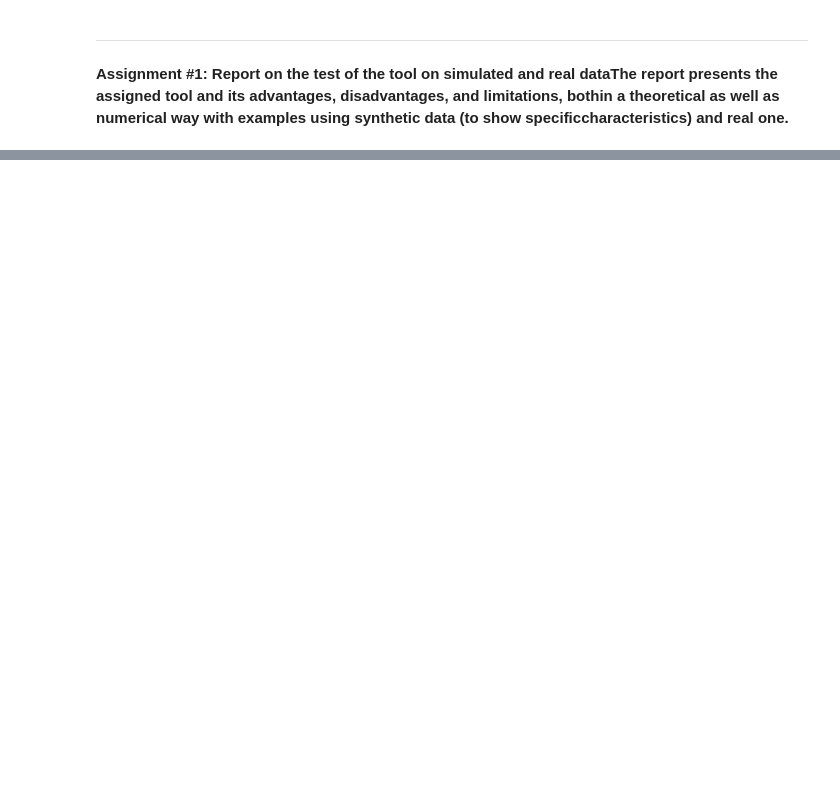
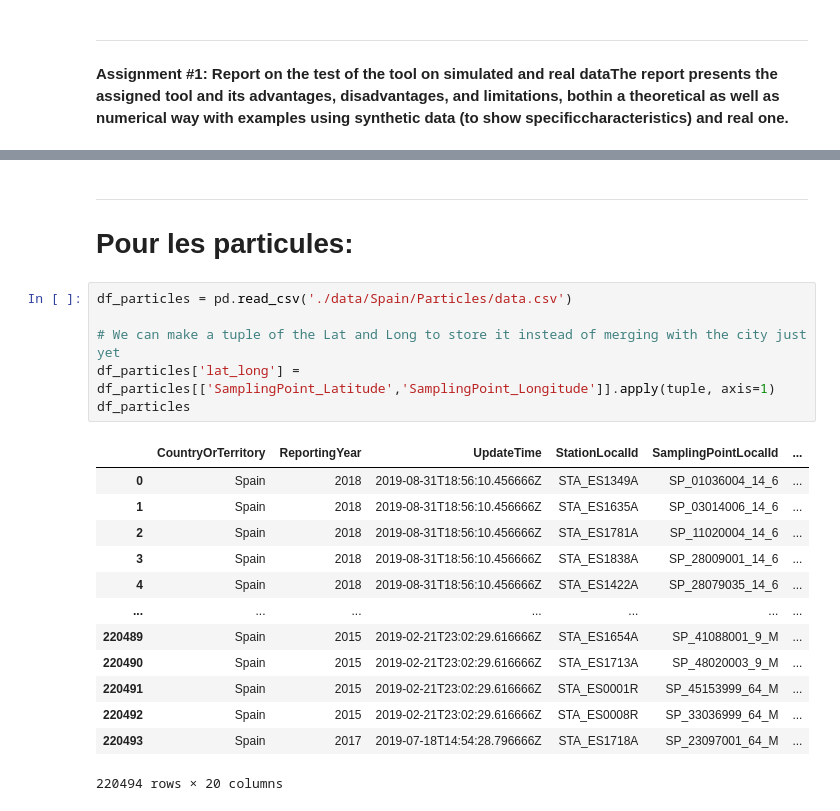
Before and after one commit to donaca/COVID19PM2.5, a Jupyter notebook: notebook_tim.ipynb, the cells around one changed output, grey strips where cells are left out. Saved outputs shown, nothing was run; the diff lists cells and outputs as text; blank space fills up the shorter version.

Commit message:
Ptit coup de pouce pour les particules fines

```diff
--- a/notebook_tim.ipynb
+++ b/notebook_tim.ipynb
@@ -460,0 +625,23 @@ TODO subifigure ici
+# %% [markdown]
+-----
+# Pour les particules:
+# %%
+df_particles = pd.read_csv('./data/Spain/Particles/data.csv')
+
+# We can make a tuple of the Lat and Long to store it instead of merging with the city just yet
+df_particles['lat_long'] = df_particles[['SamplingPoint_Latitude','SamplingPoint_Longitude']].apply(tuple, axis=1)
+df_particles
+# %% [output]
+|  | CountryOrTerritory | ReportingYear | UpdateTime | StationLocalId | SamplingPointLocalId | ... |
+| 0 | Spain | 2018 | 2019-08-31T18:56:10.456666Z | STA_ES1349A | SP_01036004_14_6 | ... |
+| 1 | Spain | 2018 | 2019-08-31T18:56:10.456666Z | STA_ES1635A | SP_03014006_14_6 | ... |
+| 2 | Spain | 2018 | 2019-08-31T18:56:10.456666Z | STA_ES1781A | SP_11020004_14_6 | ... |
+| 3 | Spain | 2018 | 2019-08-31T18:56:10.456666Z | STA_ES1838A | SP_28009001_14_6 | ... |
+| 4 | Spain | 2018 | 2019-08-31T18:56:10.456666Z | STA_ES1422A | SP_28079035_14_6 | ... |
+| ... | ... | ... | ... | ... | ... | ... |
+| 220489 | Spain | 2015 | 2019-02-21T23:02:29.616666Z | STA_ES1654A | SP_41088001_9_M | ... |
+| 220490 | Spain | 2015 | 2019-02-21T23:02:29.616666Z | STA_ES1713A | SP_48020003_9_M | ... |
+| 220491 | Spain | 2015 | 2019-02-21T23:02:29.616666Z | STA_ES0001R | SP_45153999_64_M | ... |
+| 220492 | Spain | 2015 | 2019-02-21T23:02:29.616666Z | STA_ES0008R | SP_33036999_64_M | ... |
+| 220493 | Spain | 2017 | 2019-07-18T14:54:28.796666Z | STA_ES1718A | SP_23097001_64_M | ... |
+220494 rows × 20 columns
```
Also changed, not shown: parts of 17 cells of this notebook.
